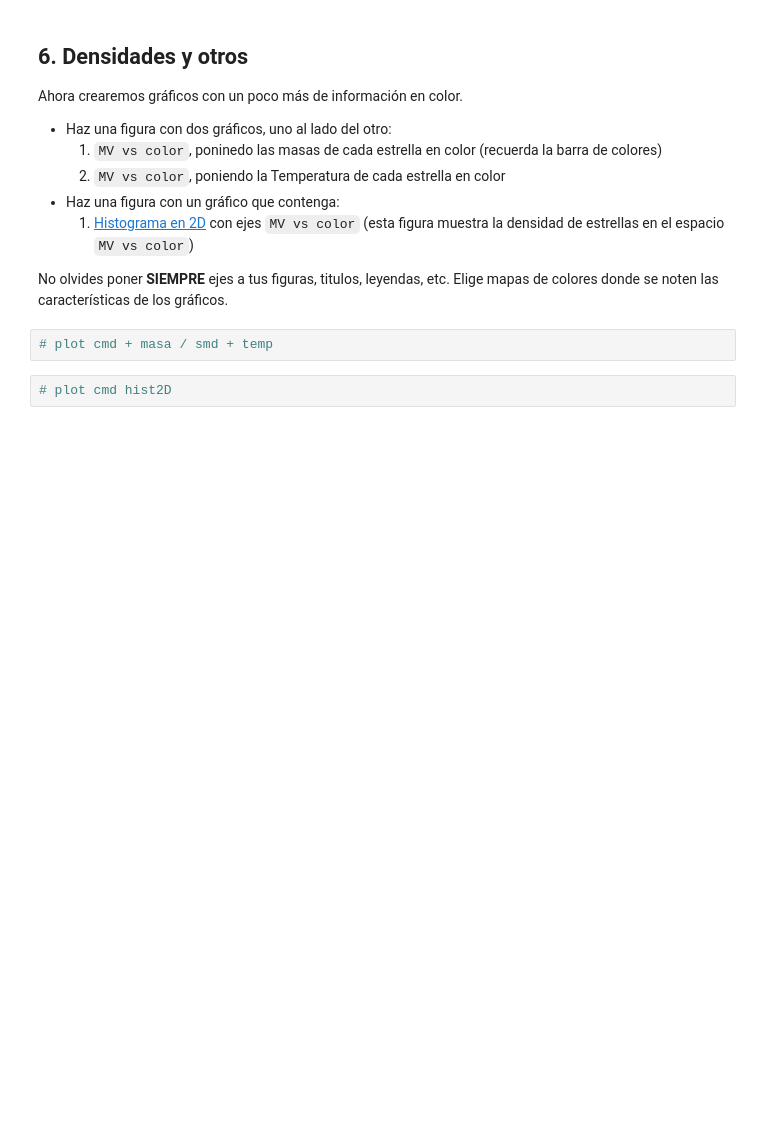
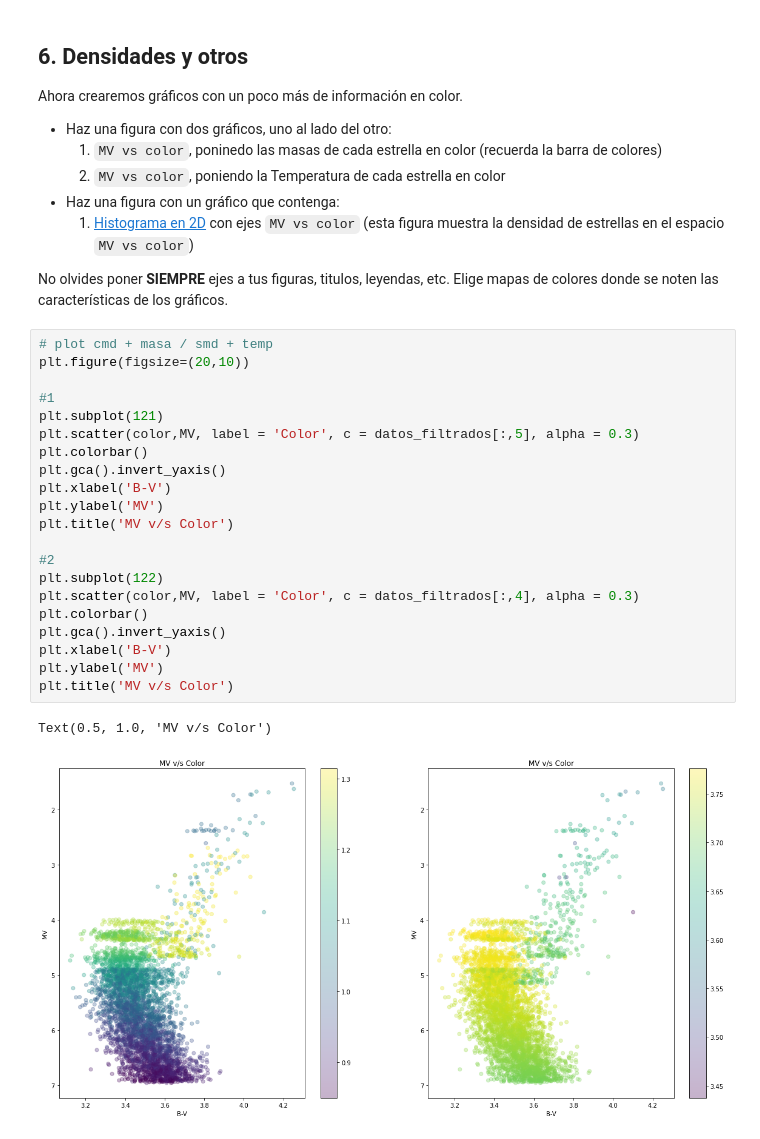
Before and after one commit to Pepebeats-flp/minitarea2, a Jupyter notebook: minitarea2_alumnos.ipynb, the cells around one changed output. Cells and saved outputs as stored; diff of their text form; blank space fills up the shorter version.

```diff
--- a/minitarea2_alumnos.ipynb
+++ b/minitarea2_alumnos.ipynb
@@ -121,7 +200,27 @@ Ahora crearemos gráficos con un poco más de información en color.
     1. [Histograma en 2D](https://matplotlib.org/api/_as_gen/matplotlib.pyplot.hist2d.html) con ejes `MV vs color` (esta figura muestra la densidad de estrellas en el espacio `MV vs color`)
 
 No olvides poner **SIEMPRE** ejes a tus figuras, titulos, leyendas, etc. Elige mapas de colores donde se noten las características de los gráficos.
-# %%
-# plot cmd + masa / smd + temp
-# %%
-# plot cmd hist2D
+# %%
+# plot cmd + masa / smd + temp
+plt.figure(figsize=(20,10))
+
+#1
+plt.subplot(121)
+plt.scatter(color,MV, label = 'Color', c = datos_filtrados[:,5], alpha = 0.3)
+plt.colorbar()
+plt.gca().invert_yaxis()
+plt.xlabel('B-V')
+plt.ylabel('MV')
+plt.title('MV v/s Color')
+
+#2
+plt.subplot(122)
+plt.scatter(color,MV, label = 'Color', c = datos_filtrados[:,4], alpha = 0.3)
+plt.colorbar()
+plt.gca().invert_yaxis()
+plt.xlabel('B-V')
+plt.ylabel('MV')
+plt.title('MV v/s Color')
+# %% [output]
+Text(0.5, 1.0, 'MV v/s Color')
+[figure, added]
```
Also changed, not shown: parts of 12 cells of this notebook.
